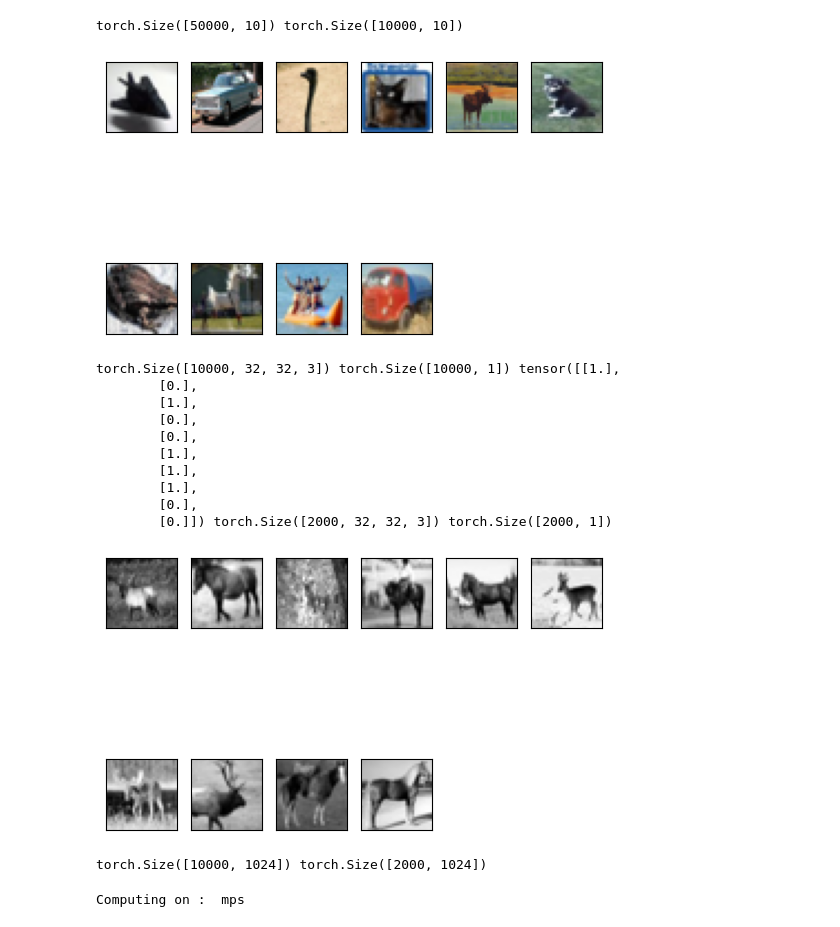
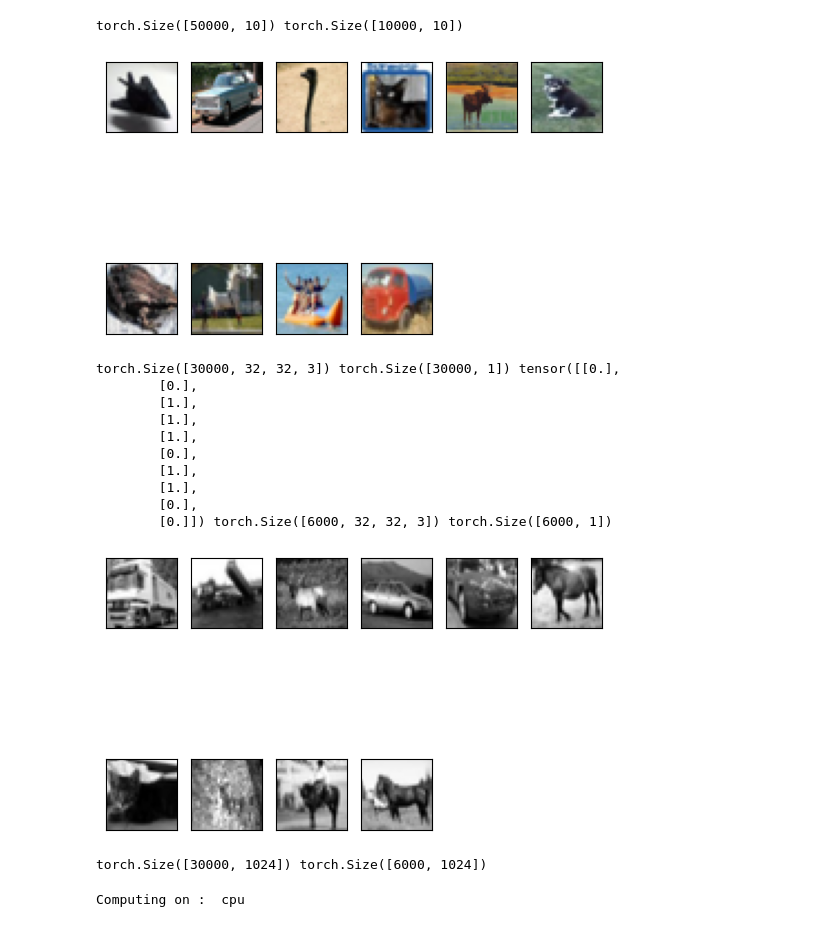
Before and after one commit to HugoVidal1/Stage_P3A_IdePHICS, a Jupyter notebook: CIFAR-10/classifiers_constructor.ipynb, the cells around one changed output. Saved outputs shown, nothing was run; the diff lists cells and outputs as text; code cells hidden in the pictures.

```diff
--- a/CIFAR-10/classifiers_constructor.ipynb
+++ b/CIFAR-10/classifiers_constructor.ipynb
@@ -70,8 +70,8 @@ if class_binary_reduction :
     # classe1 = [0, 1, 8, 9]  # vehicles
     # classe2 = [2, 3, 4, 5]  # animals
 
-    classe1 = [4]  # elk
-    classe2 = [7]  # horse
+    classe1 = [1, 3, 4]  # elk
+    classe2 = [5, 7, 9]  # horse
 
     # Création des masques pour les échantillons appartenant à ces classes
     mask_classe1_train = y_train[:, classe1].sum(dim=1) > 0  # True si appartient à classe1
@@ -95,47 +95,47 @@ if class_binary_reduction :
     # x_train = 2*(x_train-0.5)
     # y_train = 2*(y_train-0.5)
     # x_valid = 2*(x_valid-0.5)
     # y_valid = 2*(y_valid-0.5)
 
     print(x_train.shape, y_train.shape, y_train[0:10], x_valid.shape, y_valid.shape)
 
 if black_and_white_images :
     x_train = 0.299*x_train[:,:,:,0] + 0.587*x_train[:,:,:,1] + 0.114*x_train[:,:,:,2]
     x_valid = 0.299*x_valid[:,:,:,0] + 0.587*x_valid[:,:,:,1] + 0.114*x_valid[:,:,:,2]
     for i, image in enumerate(x_train[0:10]):
         plt.subplot(2, int(len(x_train[0:10])/2+1),i+1)
         plt.imshow(image, cmap = 'grey')
         plt.xticks([])
         plt.yticks([])
     plt.show()
     x_train, x_valid = (x_train.reshape(x_train.shape[0], x_train.shape[1]*x_train.shape[2])).to(dtype), x_valid.reshape(x_valid.shape[0], x_valid.shape[1]*x_valid.shape[2]).to(dtype)
     print(x_train.shape, x_valid.shape)
 
 else :
     x_train, x_valid = (x_train.reshape(x_train.shape[0], x_train.shape[1]*x_train.shape[2]*x_train.shape[3])).to(dtype), x_valid.reshape(x_valid.shape[0], x_valid.shape[1]*x_valid.shape[2]*x_valid.shape[3]).to(dtype)
     print(x_train.shape, x_valid.shape)
 # %% [output]
 torch.Size([50000, 10]) torch.Size([10000, 10])
 [figure]
-torch.Size([10000, 32, 32, 3]) torch.Size([10000, 1]) tensor([[1.],
-        [0.],
-        [1.],
-        [0.],
+torch.Size([30000, 32, 32, 3]) torch.Size([30000, 1]) tensor([[0.],
         [0.],
         [1.],
         [1.],
         [1.],
         [0.],
-        [0.]]) torch.Size([2000, 32, 32, 3]) torch.Size([2000, 1])
+        [1.],
+        [1.],
+        [0.],
+        [0.]]) torch.Size([6000, 32, 32, 3]) torch.Size([6000, 1])
-[figure, old version]
+[figure, new version]
-torch.Size([10000, 1024]) torch.Size([2000, 1024])
+torch.Size([30000, 1024]) torch.Size([6000, 1024])
 # %%
 dtype = torch.float32
 
-if torch.backends.mps.is_available():
-    device = torch.device("mps")
-else :
-    device = torch.device("cpu")
+# if torch.backends.mps.is_available():
+#     device = torch.device("mps")
+# else :
+device = torch.device("cpu")
 print("Computing on : ", device)
 
 def ReLU(x):
@@ -723,5 +723,5 @@ class binary_classification_three_layer_NN(nn.Module):
         self.training_time = time.time() - start - unwanted_time
         return "Training done"
 # %% [output]
-Computing on :  mps
+Computing on :  cpu
 # %%
```
Also changed, not shown: parts of 11 cells of this notebook, 6 other files.
